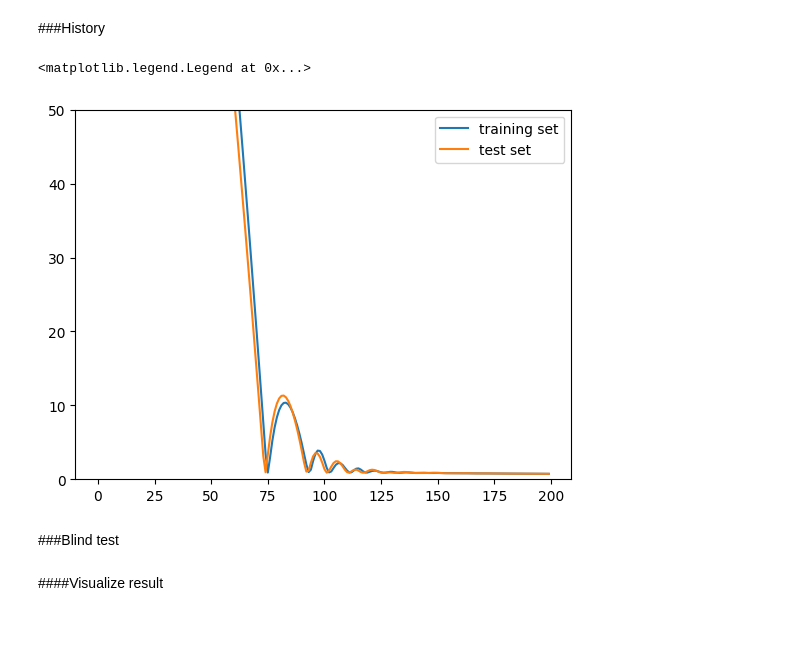
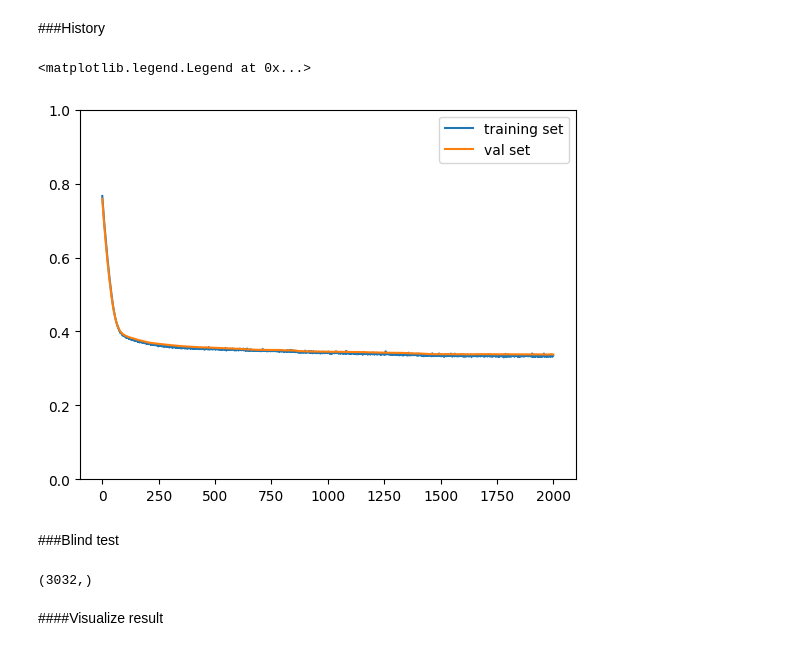
Before and after one commit to luthfigeo/Fracture-Detection, a Jupyter notebook: FractureDetection.ipynb, the cells around one changed output. Cells and saved outputs as stored; diff of their text form; code cells hidden in the pictures.

```diff
--- a/FractureDetection.ipynb
+++ b/FractureDetection.ipynb
@@ -54,7 +54,3 @@ dset = dset.dropna()
 ###Data Preprocessing
 # %% [markdown]
 ####Calculation
-# %%
-dset['RES']=dset.ILD / dset.PROX
-dset['DRHOB']=dset.RHOB - dset.RHO_COR
-dset['FRAC']=dset['INTENSITY'].apply(lambda x: (1 if x >0 else 0))
@@ -71,16 +117,16 @@ sns.heatmap(corr, cmap = 'YlGn', xticklabels=corr.columns,yticklabels=corr.colum
 # %% [markdown]
 ####Preprocessing
 # %%
-dataset = dset[['DEPTH','GR','RES','DRHOB','RHOB','CALI','SPI','DT','INTENSITY','FRAC']].copy()
+dataset = dset[['DEPTH','GR','RES','DENS','RHOB','SPI','DT','PI','INTENSITY','Pb','Pce','FRAC']].copy()
 db = dataset[dataset.index == 'JTB-118']
-#db = pd.concat([db,dataset[dataset.index == 'JTB-120']],sort=False)
+#db = pd.concat([db,dataset[dataset.index == 'JTB-093']],sort=False)
 X = db.iloc[:,1:8].values
 Y = db.iloc[:,-1].values.reshape(-1,1)
 #Y = label_binarize(Y, classes=[0,1])
 
 test = 0.20
 seed = 0
-batch = 1500
+batch = 500
 X_train, X_val, Y_train, Y_val = model_selection.train_test_split(X, Y, test_size=test, random_state=seed)
 
 #scaler = MinMaxScaler()
@@ -108,15 +162,18 @@ print (Y_train)
 class Network(nn.Module):
     def __init__(self):
         super().__init__()
-        self.hidden = nn.Linear(7, 4)
-        self.output = nn.Linear(4, 2)
+        self.norm = nn.BatchNorm1d(7)
+        self.hidden = nn.Linear(7, 5)
+        self.output = nn.Linear(5, 2)
         self.relu = nn.ReLU()
         self.sigmoid = nn.Sigmoid()
         self.logsoftmax = nn.LogSoftmax()
-        self.softmax = nn.Softmax(dim=1)
+        self.softmax = nn.Softmax()
 
     def forward(self, x):
+        x = self.norm(x)
         x = self.hidden(x)
+        x = self.relu(x)
         x = self.output(x)
         x = self.logsoftmax(x)
 
@@ -125,13 +182,13 @@ class Network(nn.Module):
 ###Train, test, predict
 # %%
 model = Network()
-model.cuda()
+#model.cuda()
 Xtrain, Ytrain = next(iter(trainloader))
 Xval, Yval = next(iter(valloader))
 
 criterion = nn.CrossEntropyLoss()
 optimizer = optim.Adam(model.parameters(),lr= 0.001)
-epoch = 200
+epoch = 2000
 loss_ = []
 loss_test = []
 for i in range(epoch):
@@ -141,8 +198,8 @@ for i in range(epoch):
         Ytrain = Ytrain.view(-1)
         optimizer.zero_grad()
         out = model(Xtrain)
-        print(out.shape)
-        print(Ytrain.shape)
+        #print(out.shape)
+        #print(Ytrain.shape)
         loss = criterion(out,Ytrain)
         loss.backward()
         optimizer.step()
@@ -162,29 +237,32 @@ for i in range(epoch):
 ###History
 # %%
 plt.plot(range(epoch),loss_,label="training set")
-plt.plot(range(epoch),loss_test,label="test set")
-plt.ylim([0,50])
+plt.plot(range(epoch),loss_test,label="val set")
+plt.ylim([0,1])
 plt.legend()
 # %% [output]
 <matplotlib.legend.Legend at 0x...>
-[figure, old version]
+[figure, new version]
 # %% [markdown]
 ###Blind test
 # %%
-threshold = 0.8
+threshold = 0.5
 
-testset = dataset[dset.index == 'JTB-121'].dropna()
+testset = dataset[dset.index == 'JTB-120'].dropna()
 X_test = torch.Tensor(testset.iloc[:,1:8].values)
-Y_test = torch.Tensor(testset.iloc[:,-1].values)
+Y_test = torch.Tensor(testset.iloc[:,-2].values)
 X_test = X_test.to(device)
 Y_test = Y_test.to(device)
 with torch.no_grad():
       logps = model(X_test)
 predict = torch.exp(logps).cpu()
 Y_predict = (predict[:,0] >= threshold).numpy().astype(int)
+Y_predict = predict.numpy().flatten()
 #Y_predict = predict.argmax(1)
-#print(predict)
+print(Y_predict.shape)
 testset['FRAC_PREDICT']=predict[:,1]
+# %% [output]
+(3032,)
 # %% [markdown]
 ####Visualize result
 # %%
```
Also changed, not shown: parts of 7 cells of this notebook.
